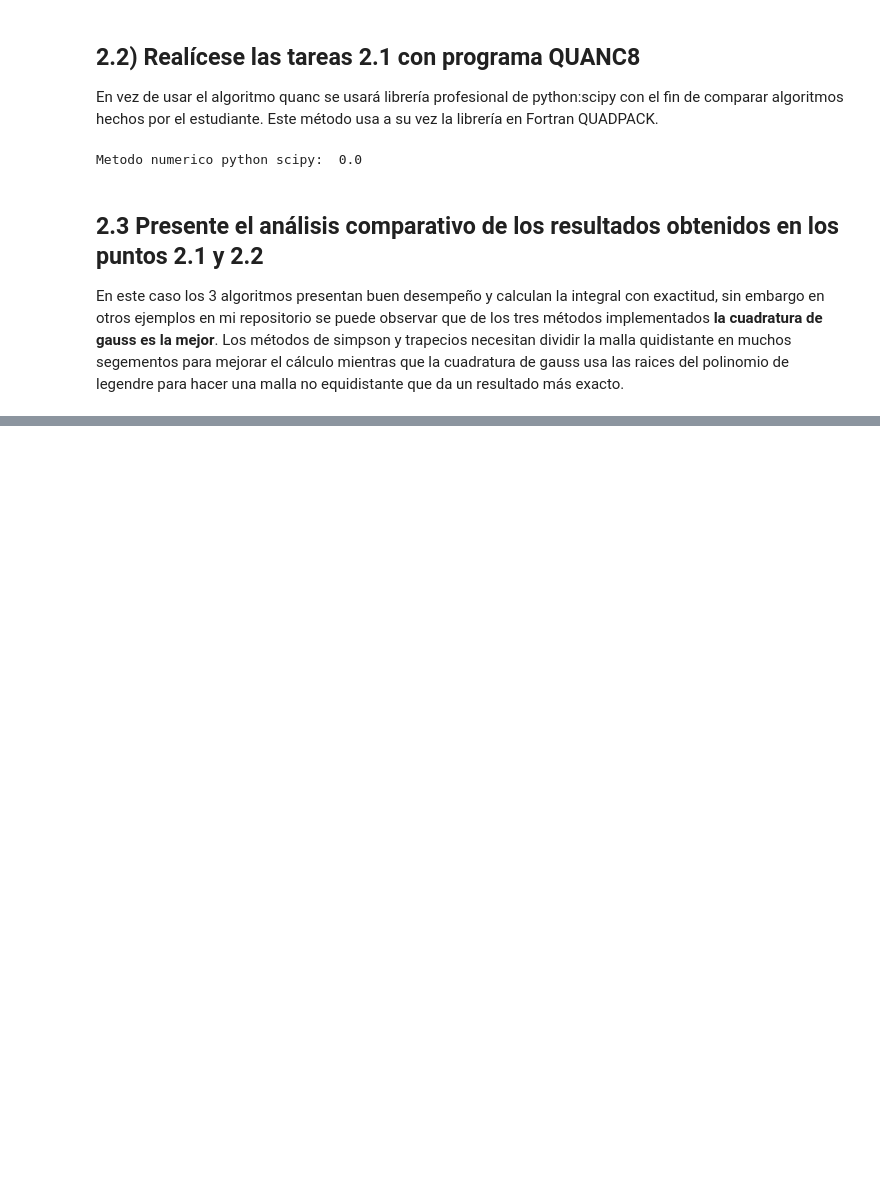
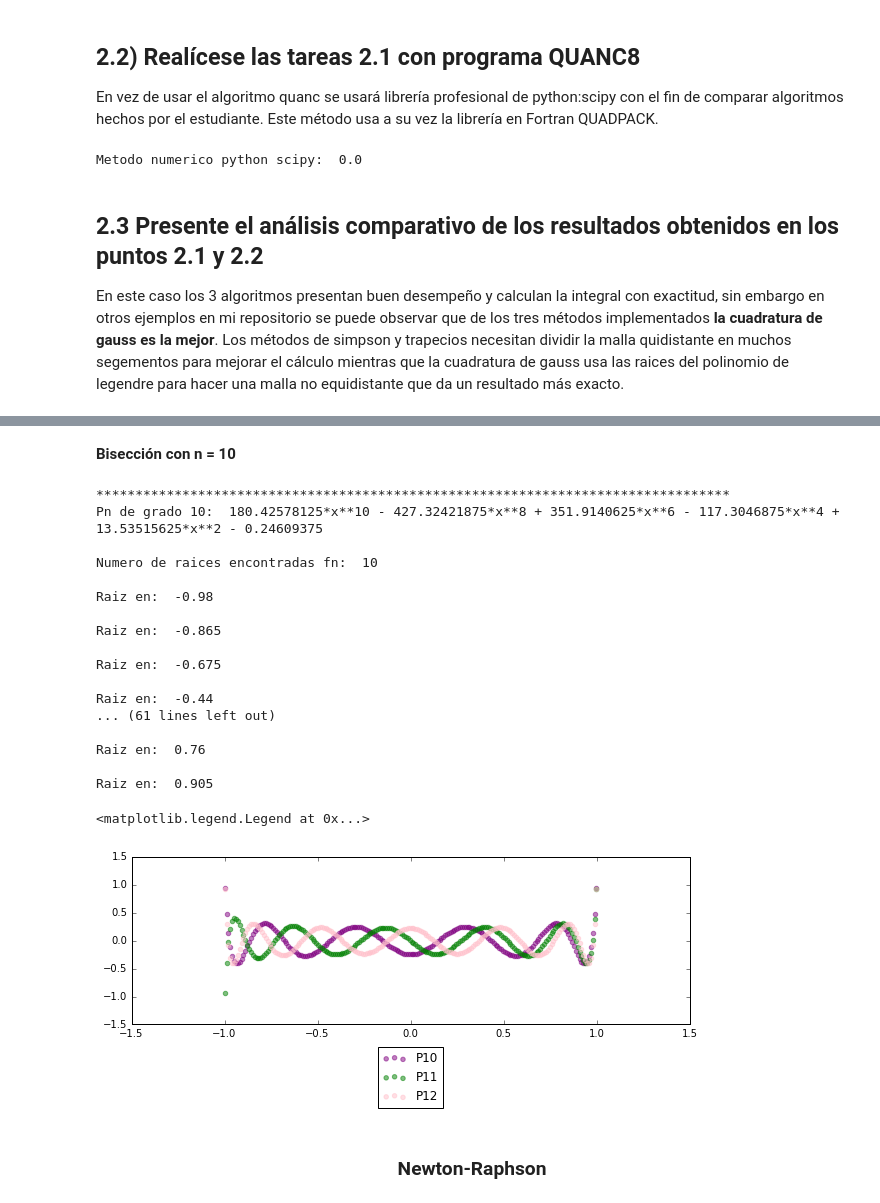
Before and after one commit to wandarinca/Modelado_Matematico_2, a Jupyter notebook: Trabajo 1.ipynb, the cells around one changed output, grey strips where cells are left out. Saved outputs shown, nothing was run; the diff lists cells and outputs as text; code cells hidden in the pictures; blank space fills up the shorter version.

```diff
--- a/Trabajo 1.ipynb
+++ b/Trabajo 1.ipynb
@@ -677,0 +804,78 @@ En este caso los 3 algoritmos presentan buen desempeño y calculan la integral c
+# %% [markdown]
+**Bisección con n = 10**
+# %%
+tol = 1e-5
+maxiter = 1e3
+
+P = simplify(Pn(10))
+print "\n*********************************************************************************"
+print "Pn de grado 10: ",simplify(P)
+x = symbols('x')
+fn = lambdify(x, P)
+raices = []
+nraices, intervalos = separar(a,b,fn,0.01)
+print "\nNumero de raices encontradas fn: ", nraices
+#print "intervalos donde se encuentran: \n", intervalos
+
+for i in intervalos:
+    raiz, fraiz, error = biseccion(i[0] , i[1] , fn, tol,maxiter)
+    raices.append(raiz)
+
+#################
+P = simplify(Pn(11))
+print "\n*********************************************************************************"
+print "Pn de grado 11  ",simplify(P)
+x = symbols('x')
+fn1 = lambdify(x, P)
+raices = []
+nraices, intervalos = separar(a,b,fn1,0.01)
+print "\nNumero de raices encontradas fn1: ", nraices
+#print "intervalos donde se encuentran: \n", intervalos
+
+for i in intervalos:
+    raiz, fraiz, error = biseccion(i[0] , i[1] , fn1, tol,maxiter)
+    raices.append(raiz)
+###########################
+
+P = simplify(Pn(12))
+print "*********************************************************************************"
+print "Pn de grado 12  ",simplify(P)
+x = symbols('x')
+fn2 = lambdify(x, P)
+raices = []
+nraices, intervalos = separar(a,b,fn2,0.01)
+print "\nNumero de raices encontradas fn2: ", nraices
+#print "intervalos donde se encuentran: \n", intervalos
+
+for i in intervalos:
+    raiz, fraiz, error = biseccion(i[0] , i[1] , fn2, tol,maxiter)
+    raices.append(raiz)
+
+
+plt.figure(figsize=(10,3))
+plt.scatter(x200,fn(x200), color = "purple", label= "P10",alpha=.5)
+plt.scatter(x200,fn1(x200), color = "green", label= "P11",alpha=.5)
+plt.scatter(x200,fn2(x200), color = "pink", label= "P12",alpha=.5)
+plt.legend(loc='upper center', bbox_to_anchor=(0.5, -0.1))
+# %% [output]
+*********************************************************************************
+Pn de grado 10:  180.42578125*x**10 - 427.32421875*x**8 + 351.9140625*x**6 - 117.3046875*x**4 + 13.53515625*x**2 - 0.24609375
+
+Numero de raices encontradas fn:  10
+
+Raiz en:  -0.98
+
+Raiz en:  -0.865
+
+Raiz en:  -0.675
+
+Raiz en:  -0.44
+... (61 lines left out)
+
+Raiz en:  0.76
+
+Raiz en:  0.905
+<matplotlib.legend.Legend at 0x...>
+[figure, added]
+# %% [markdown]
+### <center>Newton-Raphson</center>
```
Also changed, not shown: parts of 14 cells of this notebook.
